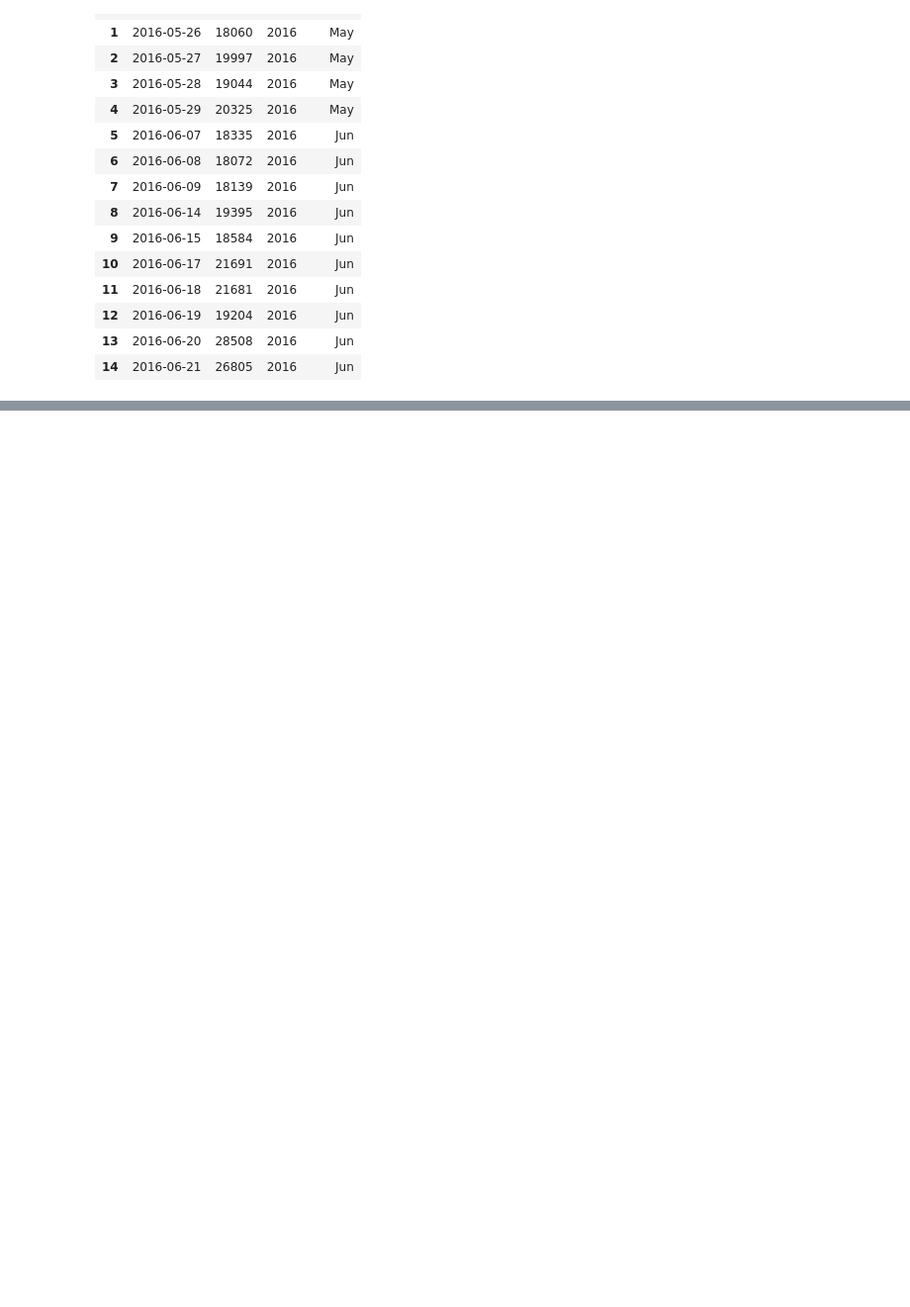
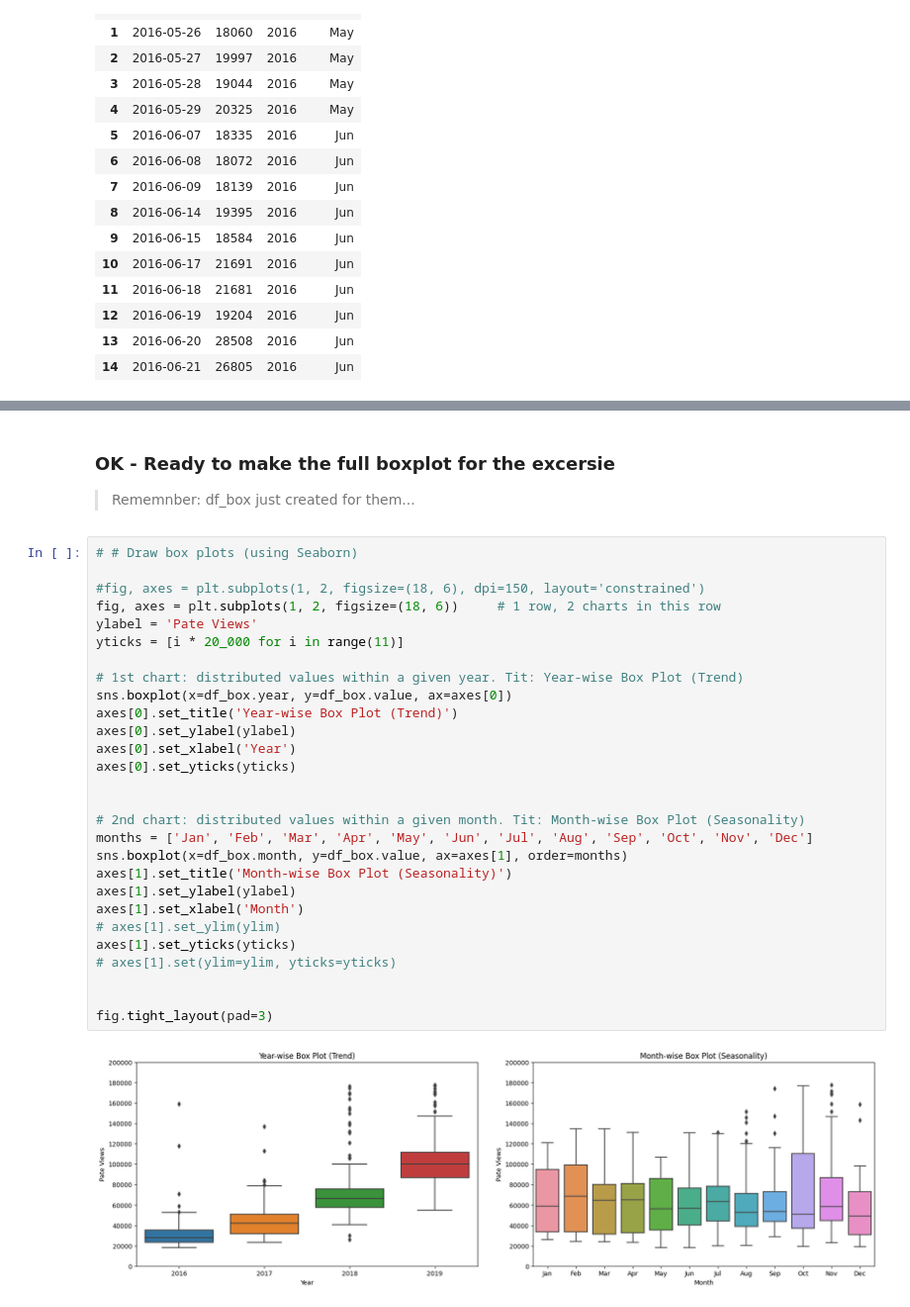
Before and after one commit to jmonti-gh/DataAnalysis_Py, a Jupyter notebook: p4_PageViewTimeSeriesVis/box_plot.ipynb, the cells around one changed output, grey strips where cells are left out. Shown at 99% size. Drawn from its saved outputs; the diff is of its cells as text; blank space fills up the shorter version.

```diff
--- a/p4_PageViewTimeSeriesVis/box_plot.ipynb
+++ b/p4_PageViewTimeSeriesVis/box_plot.ipynb
@@ -110,0 +113,33 @@ sns.boxplot(x=df_box.month, y=df_box.value, ax=axe)
+# %% [markdown]
+### OK - Ready to make the full boxplot for the excersie
+> Rememnber: df_box just created for them...
+# %%
+# # Draw box plots (using Seaborn)
+
+#fig, axes = plt.subplots(1, 2, figsize=(18, 6), dpi=150, layout='constrained')
+fig, axes = plt.subplots(1, 2, figsize=(18, 6))     # 1 row, 2 charts in this row
+ylabel = 'Pate Views'
+yticks = [i * 20_000 for i in range(11)]
+
+# 1st chart: distributed values within a given year. Tit: Year-wise Box Plot (Trend)
+sns.boxplot(x=df_box.year, y=df_box.value, ax=axes[0])
+axes[0].set_title('Year-wise Box Plot (Trend)')
+axes[0].set_ylabel(ylabel)
+axes[0].set_xlabel('Year')
+axes[0].set_yticks(yticks)
+
+
+# 2nd chart: distributed values within a given month. Tit: Month-wise Box Plot (Seasonality)
+months = ['Jan', 'Feb', 'Mar', 'Apr', 'May', 'Jun', 'Jul', 'Aug', 'Sep', 'Oct', 'Nov', 'Dec']
+sns.boxplot(x=df_box.month, y=df_box.value, ax=axes[1], order=months)
+axes[1].set_title('Month-wise Box Plot (Seasonality)')
+axes[1].set_ylabel(ylabel)
+axes[1].set_xlabel('Month')
+# axes[1].set_ylim(ylim)
+axes[1].set_yticks(yticks)
+# axes[1].set(ylim=ylim, yticks=yticks)
+
+
+fig.tight_layout(pad=3)
+# %% [output]
+[figure, added]
```
Also changed, not shown: parts of 5 cells of this notebook, 4 other files.
